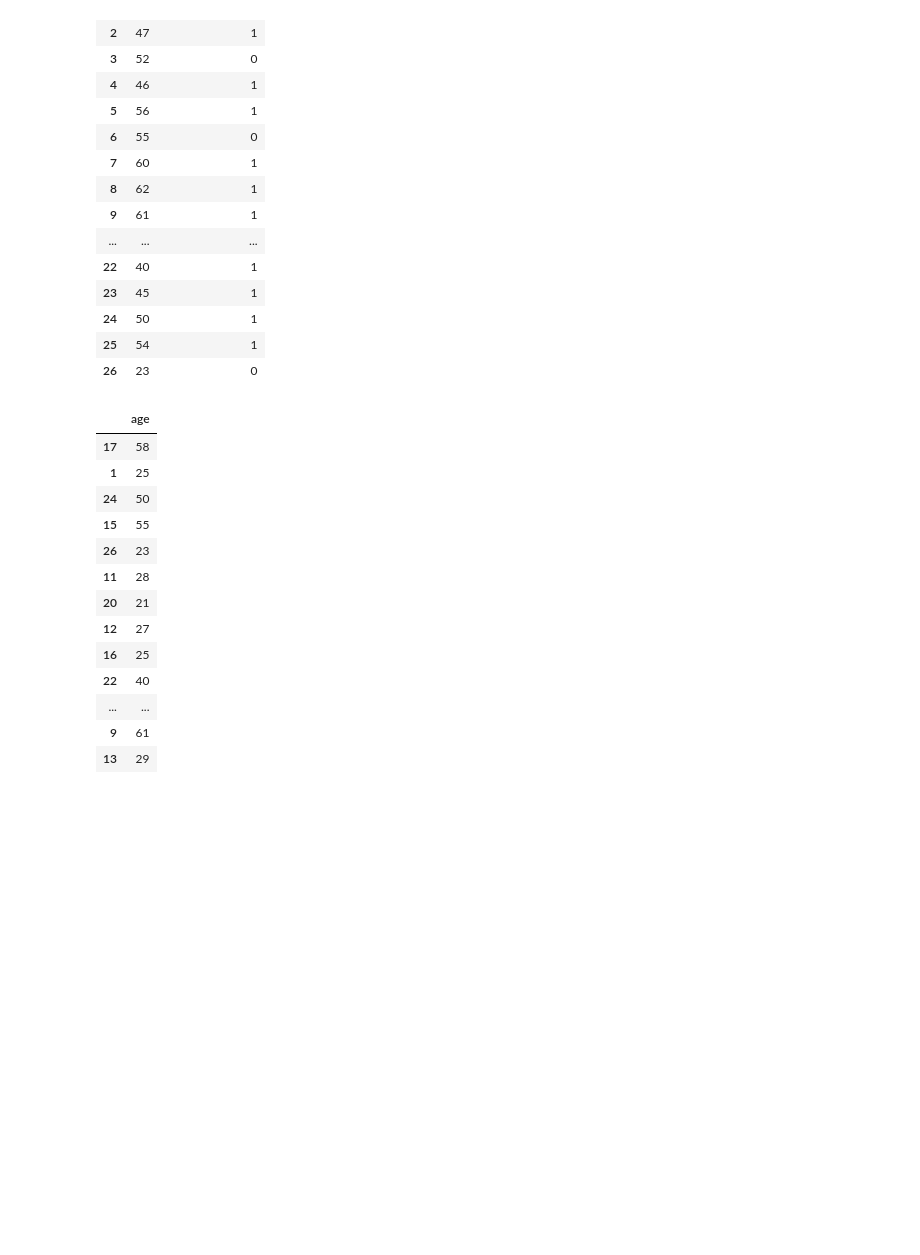
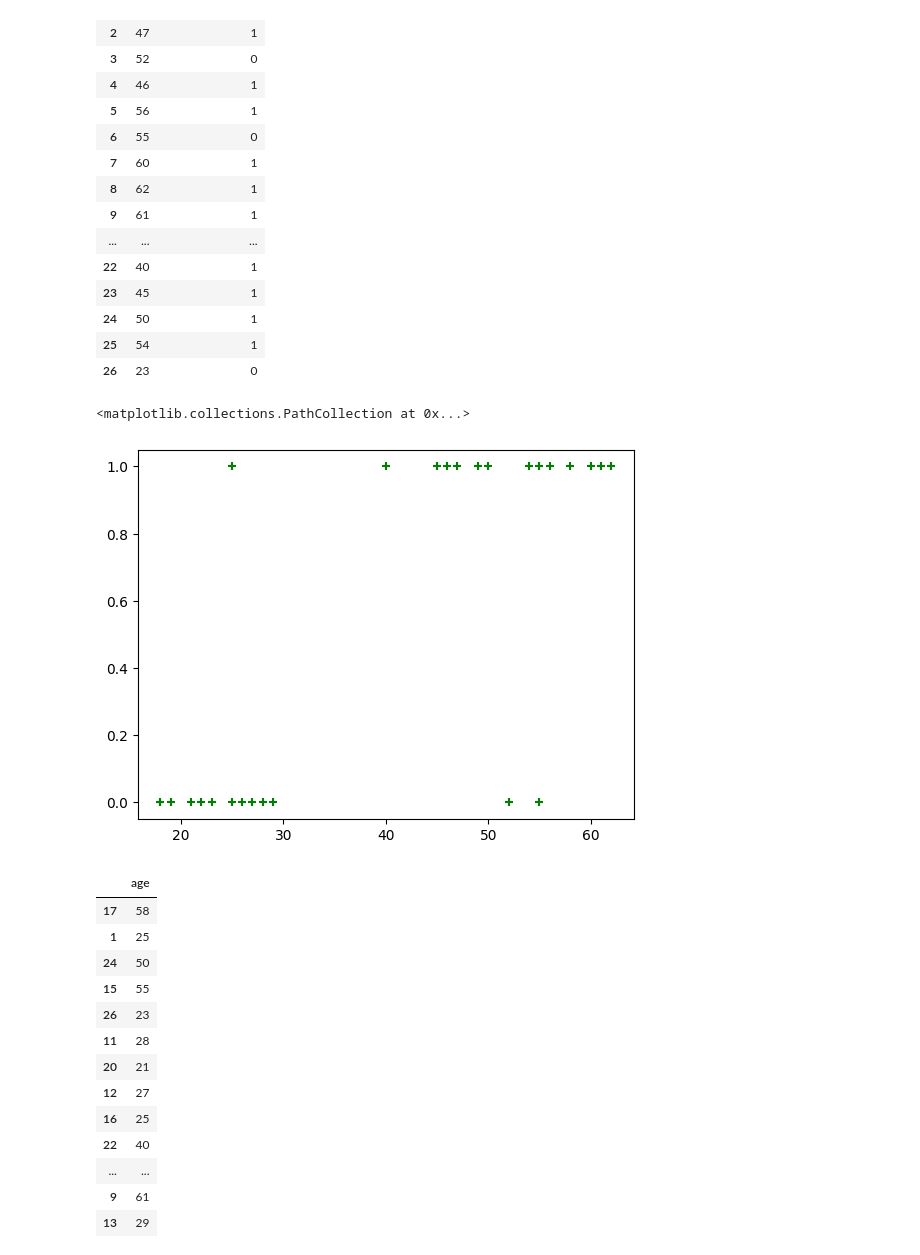
Before and after one commit to skunique/javascript, a Jupyter notebook: isurance.ipynb, the cells around one changed output. Cells and saved outputs as stored; diff of their text form; code cells hidden in the pictures; blank space fills up the shorter version.

```diff
--- a/isurance.ipynb
+++ b/isurance.ipynb
@@ -26,6 +26,11 @@ val
 | 24 | 50 | 1 |
 | 25 | 54 | 1 |
 | 26 | 23 | 0 |
+# %%
+plt.scatter(val.age,val.bought_insurance,marker= '+',color='green')
+# %% [output]
+<matplotlib.collections.PathCollection at 0x...>
+[figure, added]
 # %%
 from sklearn.model_selection import train_test_split
 # %%
```
